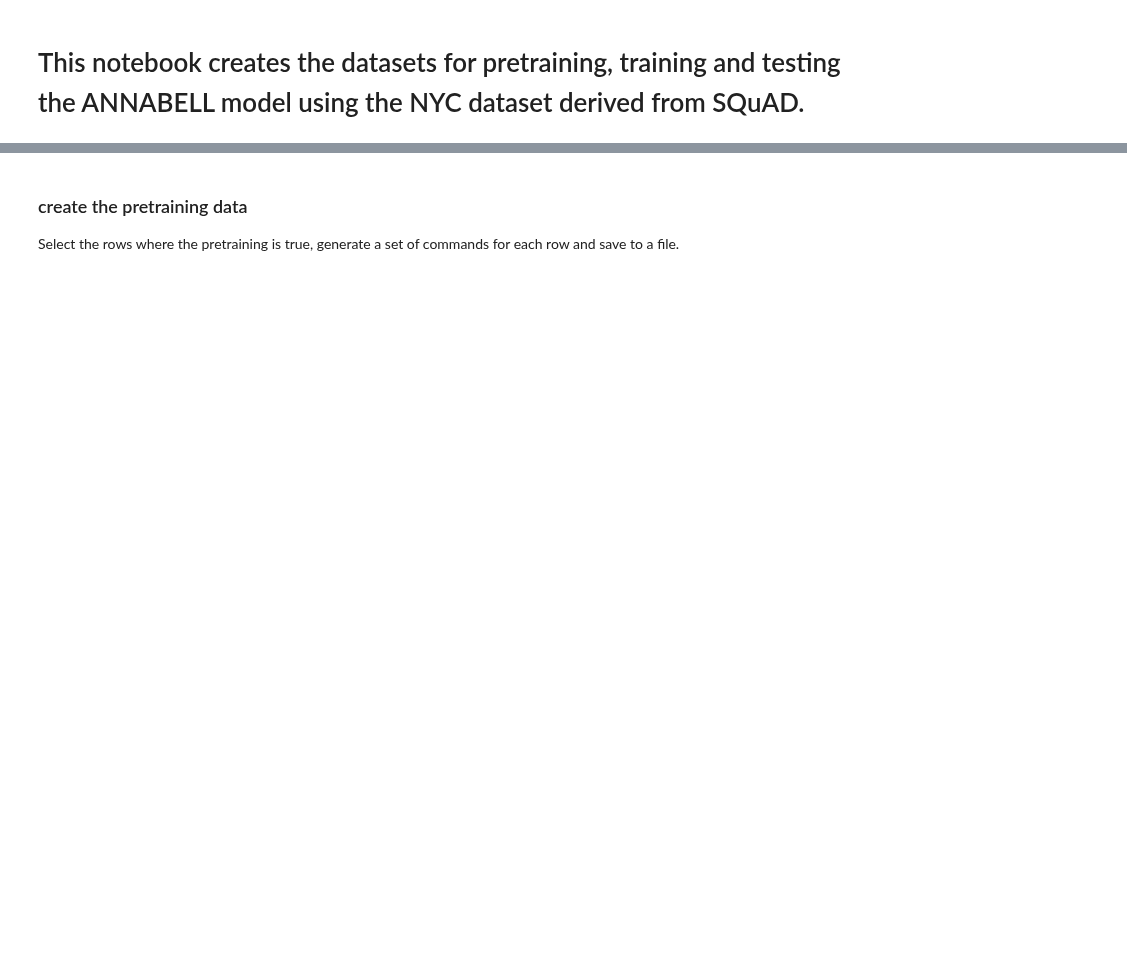
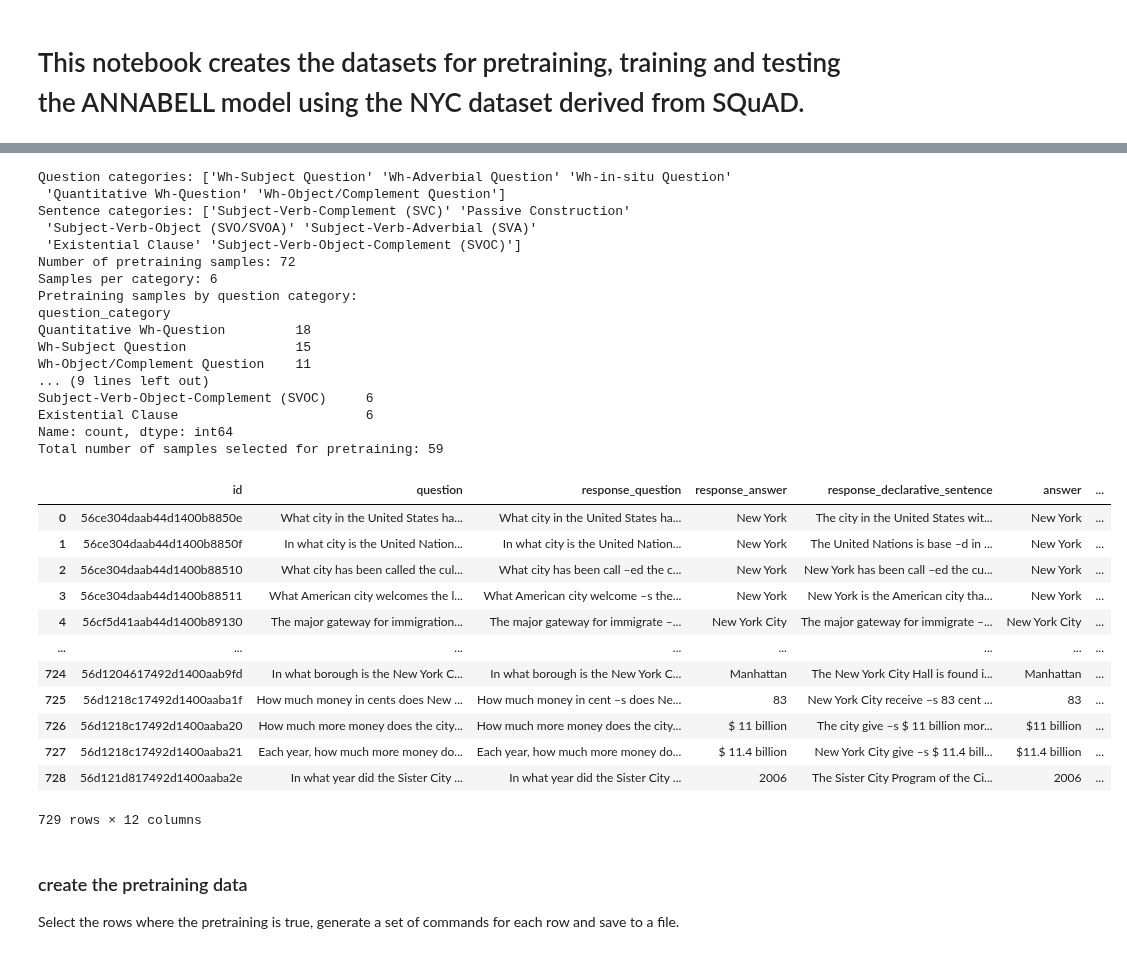
Before and after one commit to cjwalmsley/Training-and-evaluating-cognitive-language-models, a Jupyter notebook: pre_training/nyc_pretraining_training_testing.ipynb, the cells around one changed output, grey strips where cells are left out. Drawn from its saved outputs; the diff is of its cells as text; code cells hidden in the pictures; blank space fills up the shorter version.

```diff
--- a/pre_training/nyc_pretraining_training_testing.ipynb
+++ b/pre_training/nyc_pretraining_training_testing.ipynb
@@ -116,3 +112,77 @@ nyc_squad_df
+# %%
+#pick a random sample of pretraining rows or use a pre-selected, manually generated set
+#for each category, pick an equal number of samples
+question_categories = nyc_squad_df["question_category"].unique()
+sentence_categories = nyc_squad_df["sentence_category"].unique()
+print(f"Question categories: {question_categories}")
+print(f"Sentence categories: {sentence_categories}")
+if use_manual_pretraining_data:
+    raise Exception("not implemented yet")
+if not use_manual_pretraining_data:
+    nyc_squad_df["is_pretraining"] = False
+    number_of_pretraining_samples = len(nyc_squad_df) * percentage_of_pretraining_samples // 100
+    print(f"Number of pretraining samples: {number_of_pretraining_samples}")
+samples_per_category = number_of_pretraining_samples // (len(question_categories) + len(sentence_categories))
+print(f"Samples per category: {samples_per_category}")
+#sample from the question categories
+for category in question_categories:
+    category_df = nyc_squad_df[nyc_squad_df["question_category"] == category]
+    if len(category_df) < samples_per_category:
+        raise Exception(f"Not enough samples in category {category}")
+    sampled_category_df = category_df.sample(n=samples_per_category, random_state=42)
+    nyc_squad_df.loc[sampled_category_df.index, "is_pretraining"] = True
+    #sample from the sentence categories starting with those that are already selected for pretraining
+    for category in sentence_categories:
+        category_df = nyc_squad_df[nyc_squad_df["sentence_category"] == category]
+        already_selected_df = category_df[category_df["is_pretraining"] == True]
+        already_selected_count = len(already_selected_df)
+        remaining_samples = samples_per_category - already_selected_count
+        if remaining_samples > 0:
+            not_selected_df = category_df[category_df["is_pretraining"] == False]
+            if len(not_selected_df) < remaining_samples:
+                raise Exception(f"Not enough samples in category {category}")
+            sampled_category_df = not_selected_df.sample(n=remaining_samples, random_state=42)
+            nyc_squad_df.loc[sampled_category_df.index, "is_pretraining"] = True
+#print the counts of samples in the question and sentence categories
+print("Pretraining samples by question category:")
+print(nyc_squad_df[nyc_squad_df["is_pretraining"] == True]["question_category"].value_counts())
+print("Pretraining samples by sentence category:")
+print(nyc_squad_df[nyc_squad_df["is_pretraining"] == True]["sentence_category"].value_counts())
+total_pretraining_count = nyc_squad_df["is_pretraining"].sum()
+print(f"Total number of samples selected for pretraining: {total_pretraining_count}")
+
+nyc_squad_df
+# %% [output]
+Question categories: ['Wh-Subject Question' 'Wh-Adverbial Question' 'Wh-in-situ Question'
+ 'Quantitative Wh-Question' 'Wh-Object/Complement Question']
+Sentence categories: ['Subject-Verb-Complement (SVC)' 'Passive Construction'
+ 'Subject-Verb-Object (SVO/SVOA)' 'Subject-Verb-Adverbial (SVA)'
+ 'Existential Clause' 'Subject-Verb-Object-Complement (SVOC)']
+Number of pretraining samples: 72
+Samples per category: 6
+Pretraining samples by question category:
+question_category
+Quantitative Wh-Question         18
+Wh-Subject Question              15
+Wh-Object/Complement Question    11
+... (9 lines left out)
+Subject-Verb-Object-Complement (SVOC)     6
+Existential Clause                        6
+Name: count, dtype: int64
+Total number of samples selected for pretraining: 59
+|  | id | question | response_question | response_answer | response_declarative_sentence | answer | ... |
+| 0 | 56ce304daab44d1400b8850e | What city in the United States ha... | What city in the United States ha... | New York | The city in the United States wit... | New York | ... |
+| 1 | 56ce304daab44d1400b8850f | In what city is the United Nation... | In what city is the United Nation... | New York | The United Nations is base –d in ... | New York | ... |
+| 2 | 56ce304daab44d1400b88510 | What city has been called the cul... | What city has been call –ed the c... | New York | New York has been call –ed the cu... | New York | ... |
+| 3 | 56ce304daab44d1400b88511 | What American city welcomes the l... | What American city welcome –s the... | New York | New York is the American city tha... | New York | ... |
+| 4 | 56cf5d41aab44d1400b89130 | The major gateway for immigration... | The major gateway for immigrate –... | New York City | The major gateway for immigrate –... | New York City | ... |
+| ... | ... | ... | ... | ... | ... | ... | ... |
+| 724 | 56d1204617492d1400aab9fd | In what borough is the New York C... | In what borough is the New York C... | Manhattan | The New York City Hall is found i... | Manhattan | ... |
+| 725 | 56d1218c17492d1400aaba1f | How much money in cents does New ... | How much money in cent –s does Ne... | 83 | New York City receive –s 83 cent ... | 83 | ... |
+| 726 | 56d1218c17492d1400aaba20 | How much more money does the city... | How much more money does the city... | $ 11 billion | The city give –s $ 11 billion mor... | $11 billion | ... |
+| 727 | 56d1218c17492d1400aaba21 | Each year, how much more money do... | Each year, how much more money do... | $ 11.4 billion | New York City give –s $ 11.4 bill... | $11.4 billion | ... |
+| 728 | 56d121d817492d1400aaba2e | In what year did the Sister City ... | In what year did the Sister City ... | 2006 | The Sister City Program of the Ci... | 2006 | ... |
+729 rows × 12 columns
 # %% [markdown]
 ### create the pretraining data
 Select the rows where the pretraining is true, generate a set of commands for each row and save to a file.
```
Also changed, not shown: parts of 24 cells of this notebook, 6 other files.
